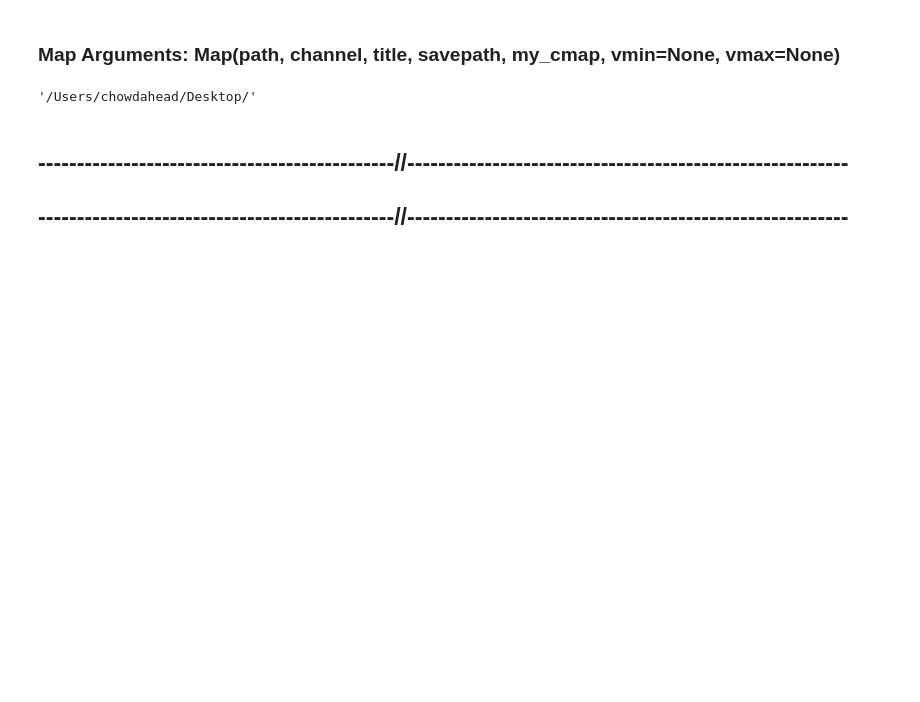
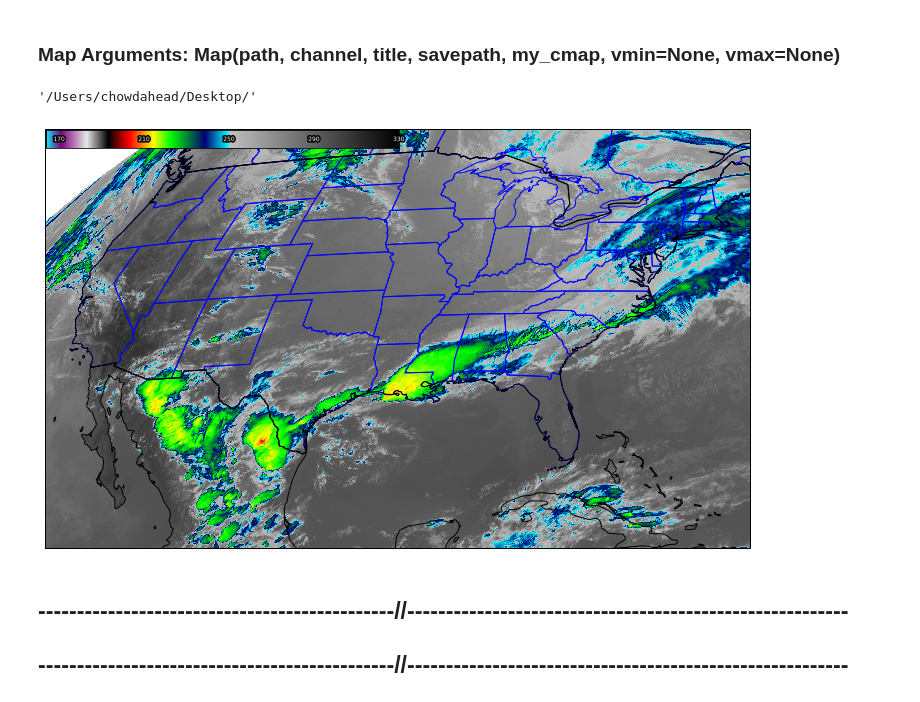
Before and after one commit to MethaneRain/Python, a Jupyter notebook: atmos-sci/satellite/goes/GOES_CMIP_Images.ipynb, the cells around one changed output. Cells and saved outputs as stored; diff of their text form; code cells hidden in the pictures; blank space fills up the shorter version.

```diff
--- a/atmos-sci/satellite/goes/GOES_CMIP_Images.ipynb
+++ b/atmos-sci/satellite/goes/GOES_CMIP_Images.ipynb
@@ -55,7 +56,7 @@ abi_crs = var.attrs['area'].to_cartopy_crs()
 import pandas as pd
 ir = pd.read_csv("/Users/chowdahead/Documents/ir_cmap.csv")
 ir_colors = []
-for i in range(0,256):
+for i in range(0,2048):
     ir_colors.append((float(ir["r"][i]),
                                float(ir["g"][i]),
                                float(ir["b"][i]),
@@ -64,6 +65,9 @@ for i in range(0,256):
 cmap_name="ir"
 ir_cmap = LinearSegmentedColormap.from_list(
             cmap_name, ir_colors)
+
+ir_cmap_r = ListedColormap(ir_colors[::-1])
+#ir_cmap_r = cm.revcmap(ir_cmap)
 # %%
 # Set the font
 font = {'family': 'serif',
@@ -169,10 +171,3 @@ print(GOES_files[0])
-# %%
-# Lon/Lat Box
-
-# [Lon_0, Lon_1, Lat_0, Lat_1]
-# CONUS
-extent = [-120., -70, 20., 50.]
-#extent = [-102.97, -96.97, 35.75, 39.75]
 # %% [markdown]
 ## IR - Channel 13
 With the help of searching through some Unidata public emails, I was able to find the color table for the NESDIS IR colorbar.
@@ -393,18 +267,11 @@ def get_product_cbar_args(sat_name,cbar,outline_effect):
 GOES_samples[0]
 plot_goes(sat_file,savepath,extent,my_cmap=None,vmin=None,vmax=None)
 # %%
-def plot_goes(GOES_file,savepath,extent,my_cmap=None,vmin=None,vmax=None):
-
-
+def plot_goes(GOES_file,savepath,extent,my_cmap=None,vmin=None,vmax=None,show=False):
 
     X,Y,title_time,file_time,data,proj_var,sat_h = get_sat_data(GOES_file)
-    #sat_height = proj_var.perspective_point_height
-    #central_lon = proj_var.longitude_of_projection_origin
-    #semi_major = proj_var.semi_major_axis
-    #semi_minor = proj_var.semi_minor_axis
 
 # Create new figure
-    #fig = plt.figure(figsize=(17., 11.))
     fig = plt.figure(figsize=(17,11))
 
 # Add state boundaries to plot
@@ -489,9 +356,11 @@ save_path
 # %%
 # Map(path,channel,title,savepath,extent,my_cmap=None,vmin=None,vmax=None)
 
 i = 2
 #Map(GOES16_samples_13[i],channel,title,save_path,extent,IR_cmap,vmin=162.,vmax=330.)
-plot_goes(GOES_files[i],save_path,extent,my_cmap=IR.IR_Colormap(),vmax=330,vmin=164)
+plot_goes(GOES_files[i],save_path,extent,my_cmap=ir_cmap_r,vmax=330,vmin=164,show=True)
+# %% [output]
+[figure, added]
 # %% [markdown]
 <h2>----------------------------------------------//---------------------------------------------------------</h2>
 <h2>----------------------------------------------//---------------------------------------------------------</h2>
```
Also changed, not shown: parts of 6 cells of this notebook.
